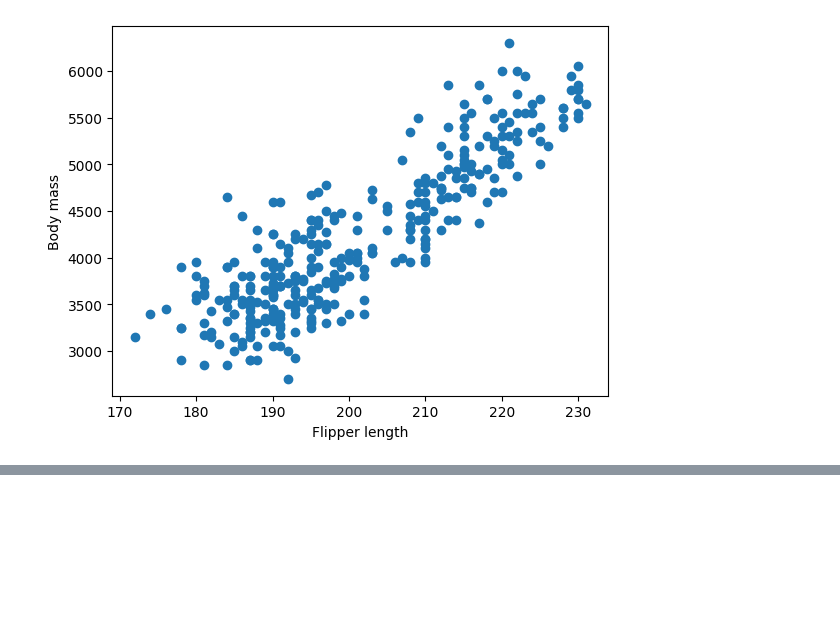
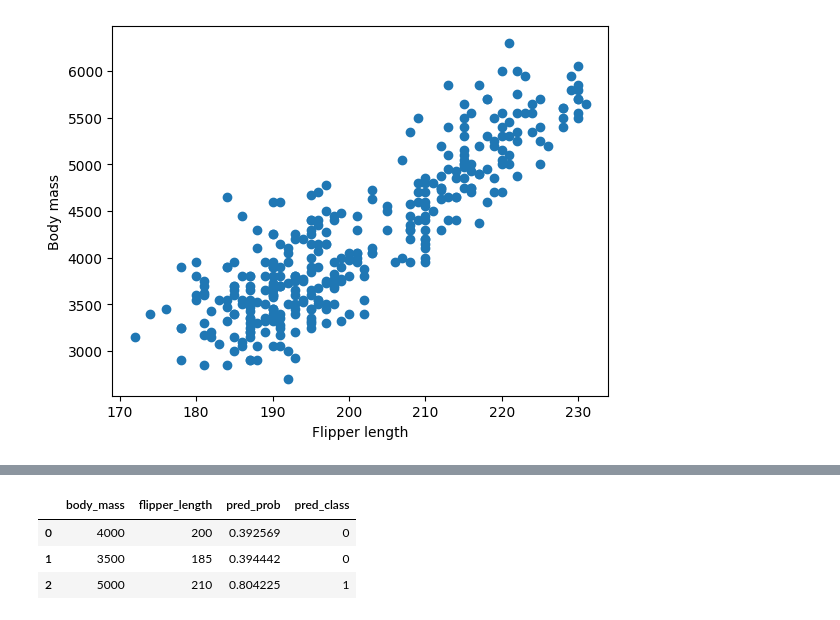
Before and after one commit to annamarianaanuri/andmetarkus-2026, a Jupyter notebook: Python/penguin.ipynb, the cells around one changed output, grey strips where cells are left out. Cells and saved outputs as stored; diff of their text form; code cells hidden in the pictures; blank space fills up the shorter version.

```diff
--- a/Python/penguin.ipynb
+++ b/Python/penguin.ipynb
@@ -178,0 +183,7 @@ plt.show()
+# %%
+import statsmodels.formula.api as smf
+
+penguins_not_null["sex_binary"] = (penguins_not_null["sex"] == "Male").astype(int)
+
+model = smf.logit("sex_binary ~ body_mass + flipper_length", data=penguins_not_null).fit()
+print(model.summary())
@@ -178,0 +210,13 @@ plt.show()
+# %%
+new_data = pd.DataFrame({
+    "body_mass": [4000, 3500, 5000],
+    "flipper_length": [200, 185, 210]
+})
+new_data["pred_prob"] = model.predict(new_data)
+new_data["pred_class"] = (new_data["pred_prob"] > 0.5).astype(int)
+new_data
+# %% [output]
+|  | body_mass | flipper_length | pred_prob | pred_class |
+| 0 | 4000 | 200 | 0.392569 | 0 |
+| 1 | 3500 | 185 | 0.394442 | 0 |
+| 2 | 5000 | 210 | 0.804225 | 1 |
```
Also changed, not shown: parts of 4 cells of this notebook.
